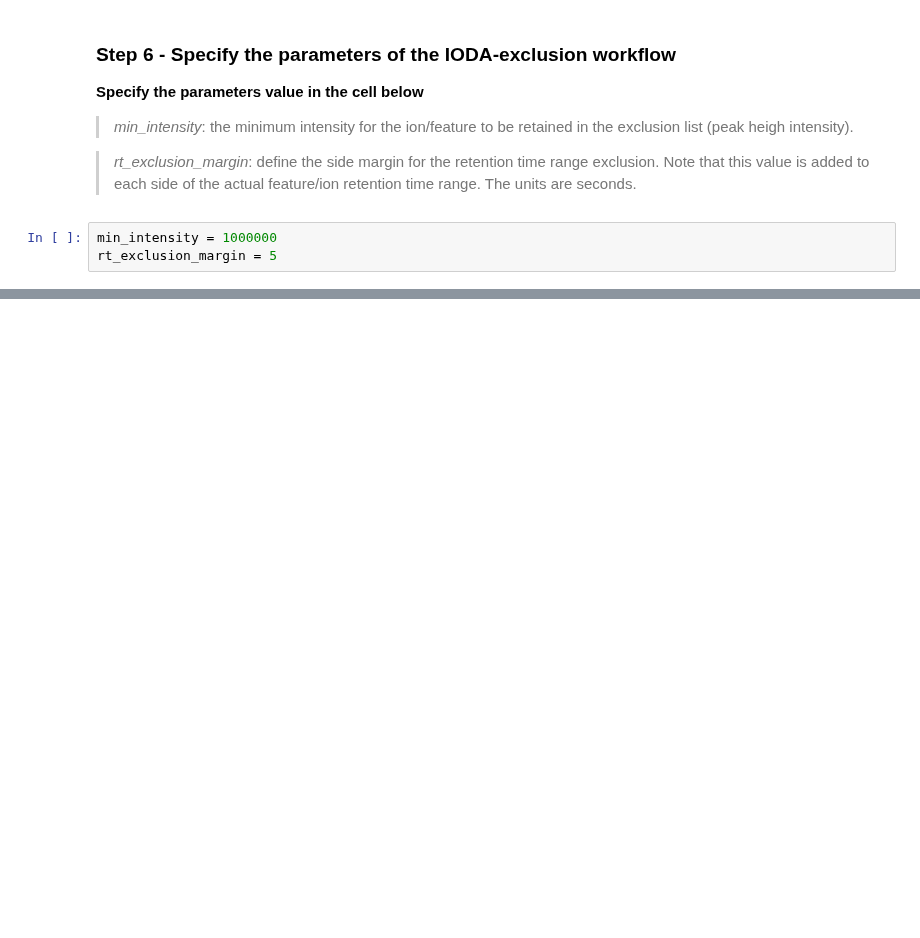
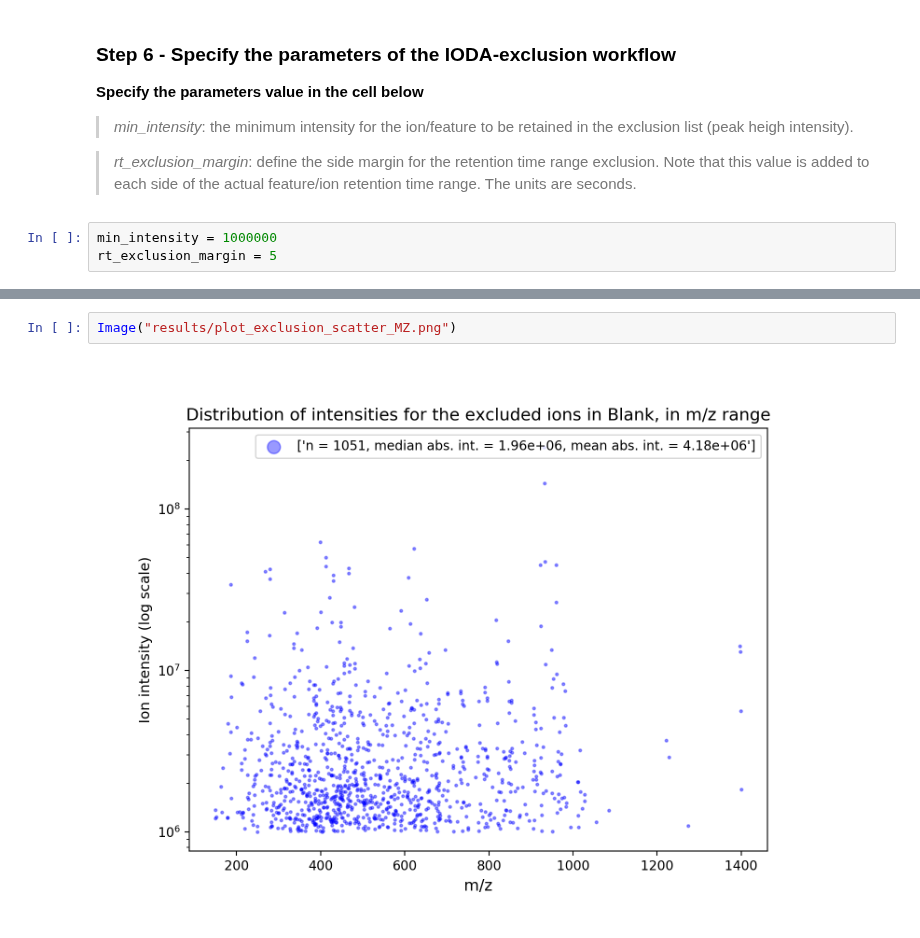
Before and after one commit to lfnothias/IODA_MS, a Jupyter notebook: IODA_exclusion_from_mzML.ipynb, the cells around one changed output, grey strips where cells are left out. Cells and saved outputs as stored; diff of their text form; blank space fills up the shorter version.

```diff
--- a/IODA_exclusion_from_mzML.ipynb
+++ b/IODA_exclusion_from_mzML.ipynb
@@ -143,3 +150,7 @@ Image("results/plot_exclusion_RT_range_plot.png")
+# %%
+Image("results/plot_exclusion_scatter_MZ.png")
+# %% [output]
+[figure, added]
 # %% [markdown]
 ### Step 9 - Examine the results
 
```
Also changed, not shown: parts of 9 cells of this notebook, 2 other files.
